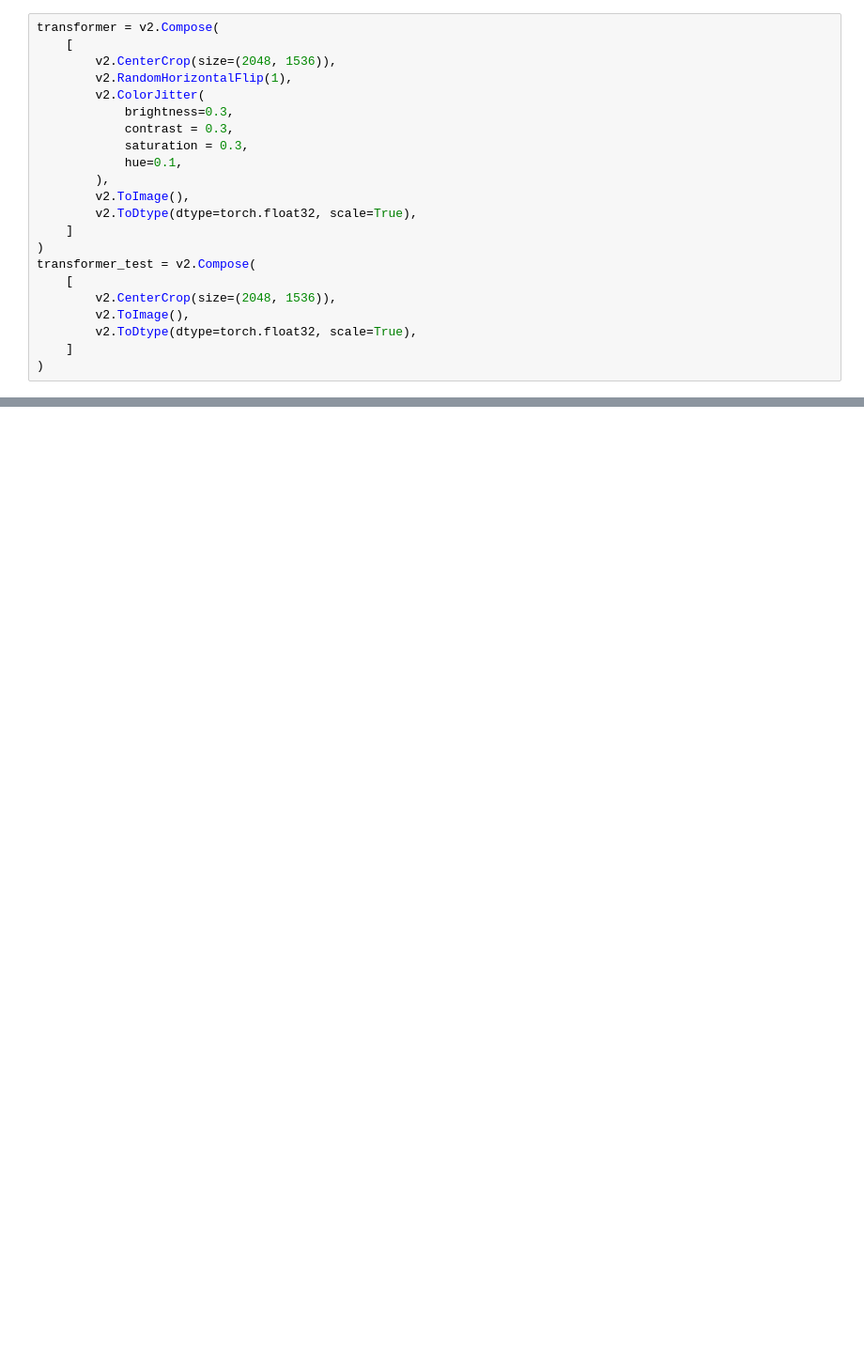
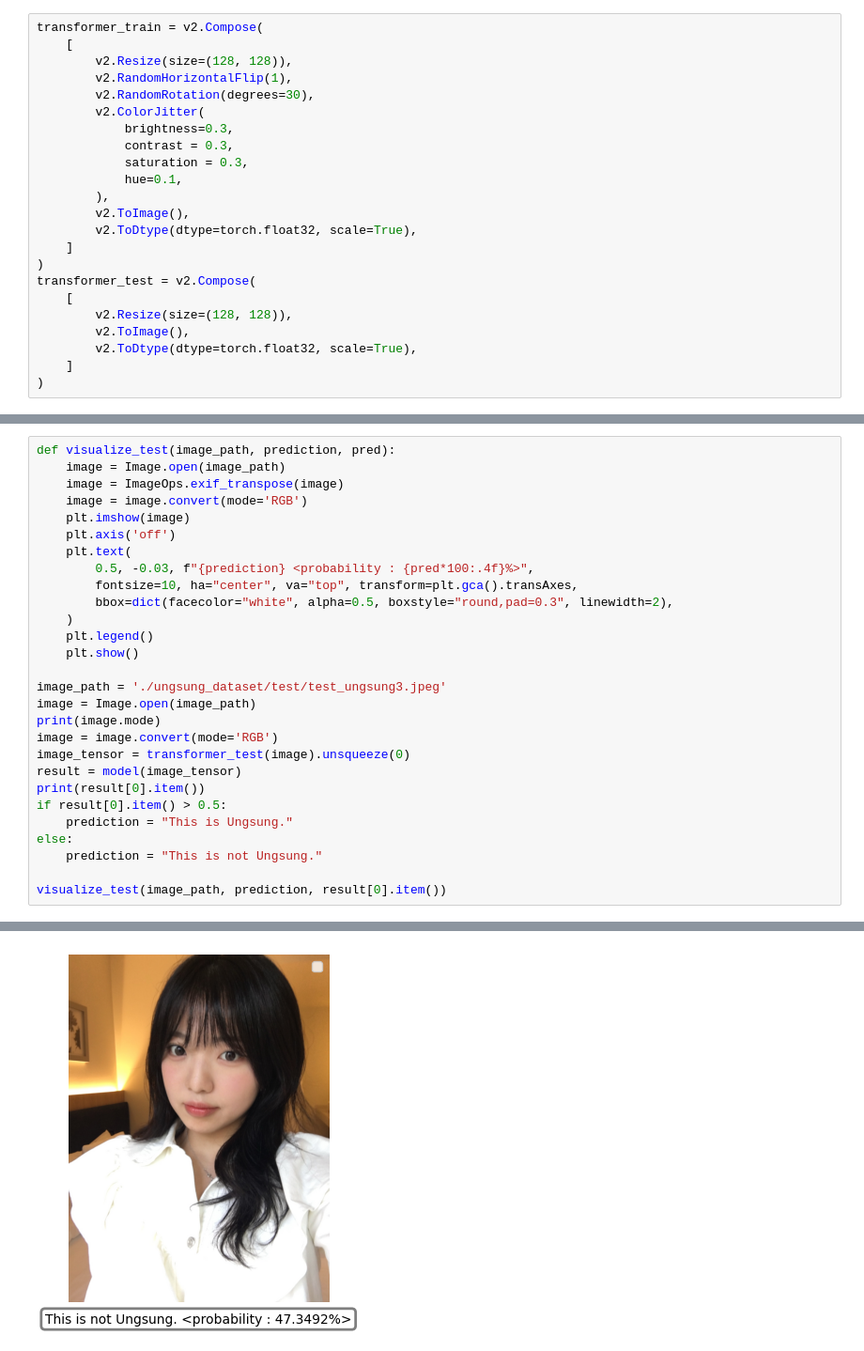
Before and after one commit to aj0hnd/ungsung_classifier, a Jupyter notebook: ungsung_classifier.ipynb, the cells around one changed output, grey strips where cells are left out. Shown: that part at 94% size. Saved outputs shown, nothing was run; the diff lists cells and outputs as text; blank space fills up the shorter version.

```diff
--- a/ungsung_classifier.ipynb
+++ b/ungsung_classifier.ipynb
@@ -32,8 +30,9 @@ visualize(sample)
 # %%
-transformer = v2.Compose(
+transformer_train = v2.Compose(
     [
-        v2.CenterCrop(size=(2048, 1536)),
+        v2.Resize(size=(128, 128)),
         v2.RandomHorizontalFlip(1),
+        v2.RandomRotation(degrees=30),
         v2.ColorJitter(
             brightness=0.3,
             contrast = 0.3,
@@ -46,7 +45,7 @@ transformer = v2.Compose(
 )
 transformer_test = v2.Compose(
     [
-        v2.CenterCrop(size=(2048, 1536)),
+        v2.Resize(size=(128, 128)),
         v2.ToImage(),
         v2.ToDtype(dtype=torch.float32, scale=True),
     ]
@@ -170,0 +188,29 @@ model.save(model.state_dict(), './ungsung_classifier_model.pth')
+# %%
+def visualize_test(image_path, prediction, pred):
+    image = Image.open(image_path)
+    image = ImageOps.exif_transpose(image)
+    image = image.convert(mode='RGB')
+    plt.imshow(image)
+    plt.axis('off')
+    plt.text(
+        0.5, -0.03, f"{prediction} <probability : {pred*100:.4f}%>",
+        fontsize=10, ha="center", va="top", transform=plt.gca().transAxes,
+        bbox=dict(facecolor="white", alpha=0.5, boxstyle="round,pad=0.3", linewidth=2),
+    )
+    plt.legend()
+    plt.show()
+
+image_path = './ungsung_dataset/test/test_ungsung3.jpeg'
+image = Image.open(image_path)
+print(image.mode)
+image = image.convert(mode='RGB')
+image_tensor = transformer_test(image).unsqueeze(0)
+result = model(image_tensor)
+print(result[0].item())
+if result[0].item() > 0.5:
+    prediction = "This is Ungsung."
+else:
+    prediction = "This is not Ungsung."
+
+visualize_test(image_path, prediction, result[0].item())
+# %% [output]
@@ -170,0 +219 @@ model.save(model.state_dict(), './ungsung_classifier_model.pth')
+[figure, added]
```
Also changed, not shown: parts of 14 cells of this notebook, 2 other files.
